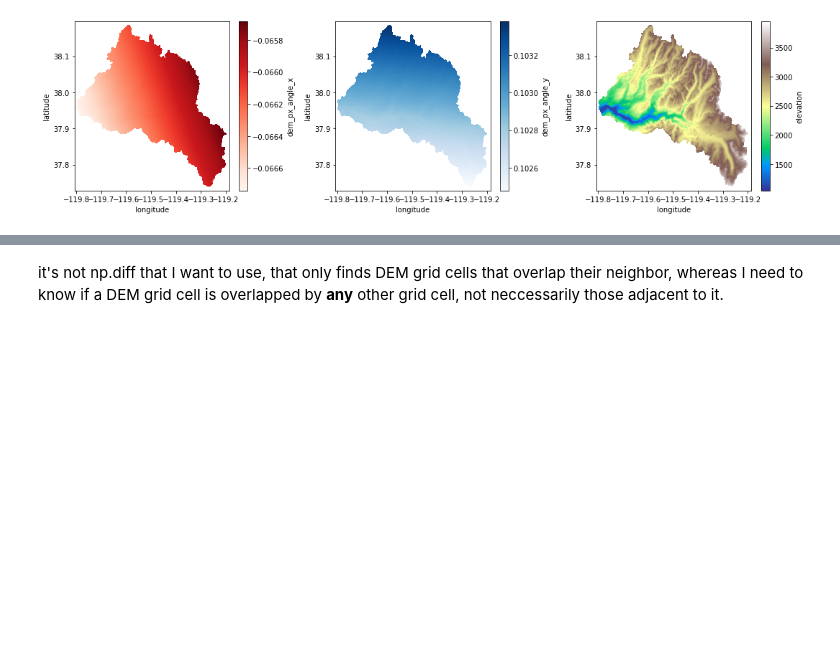
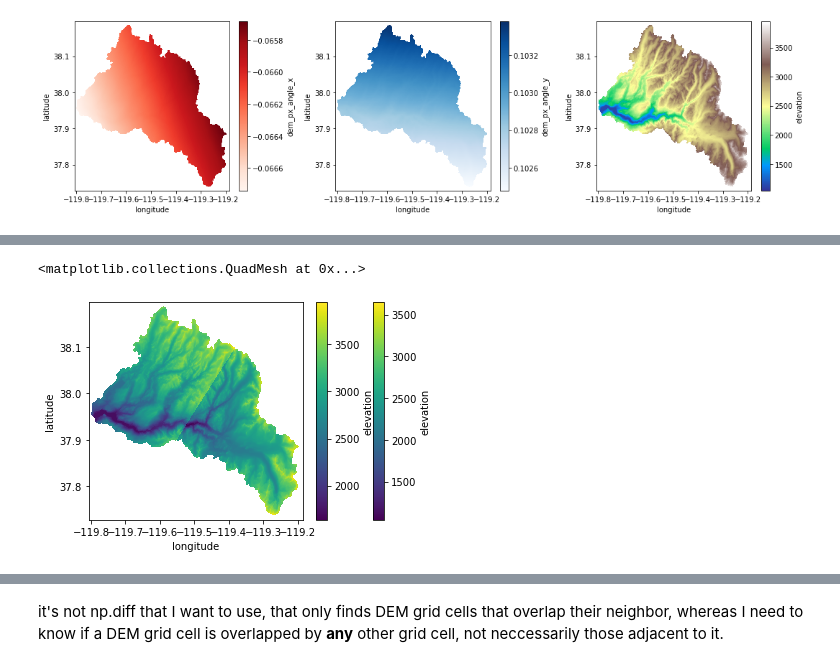
Before and after one commit to spestana/goes-ortho, a Jupyter notebook: goes-make-ortho-map.ipynb, the cells around one changed output, grey strips where cells are left out. Cells and saved outputs as stored; diff of their text form; code cells hidden in the pictures; blank space fills up the shorter version.

```diff
--- a/goes-make-ortho-map.ipynb
+++ b/goes-make-ortho-map.ipynb
@@ -414,0 +443,9 @@ print(np.diff(a,n=1,axis=1)[:-1,:])
+# %%
+ds['distance_to_lon0_lat0'] = distance_to_lon0_lat0
+# %%
+ds.elevation.where(ds.distance_to_lon0_lat0 > ds.distance_to_lon0_lat0.mean()).plot(x='longitude',y='latitude')
+
+ds.elevation.where(ds.distance_to_lon0_lat0 < ds.distance_to_lon0_lat0.mean()).plot(x='longitude',y='latitude')
+# %% [output]
+<matplotlib.collections.QuadMesh at 0x...>
+[figure, added]
```
Also changed, not shown: parts of 35 cells of this notebook, 2 other files.
